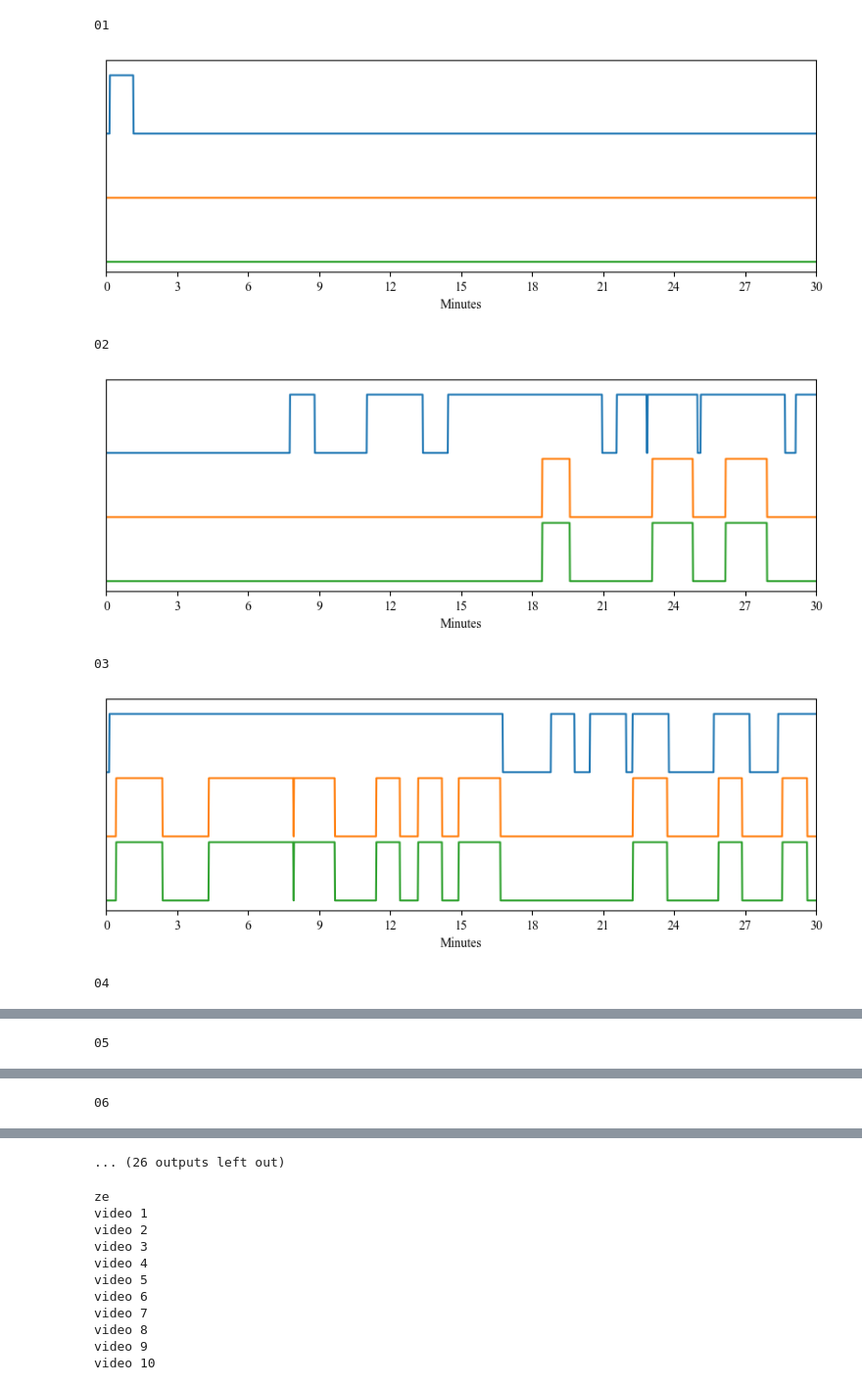
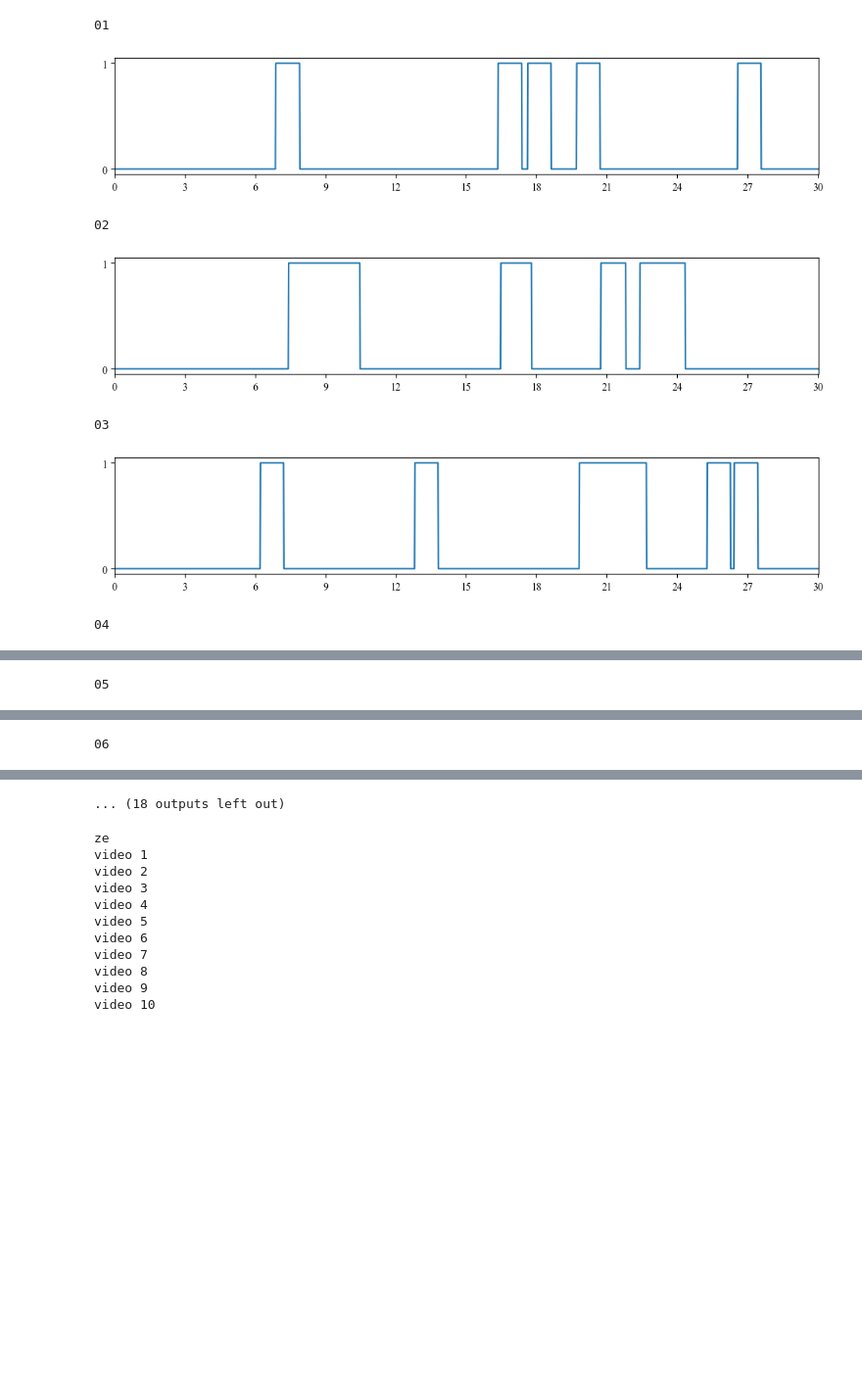
Before and after one commit to kojikojiprg/har-for-or, a Jupyter notebook: notebooks/event_detection.ipynb, the cells around one changed output, grey strips where cells are left out. Shown at 98% size. Cells and saved outputs as stored; diff of their text form; code cells hidden in the pictures; blank space fills up the shorter version.

Commit message:
update event detection

```diff
--- a/notebooks/event_detection.ipynb
+++ b/notebooks/event_detection.ipynb
@@ -171,14 +166,16 @@ def noise_canceling(vals, th_interval):
     return np.array(ret)
 # %%
 th_n_label = 3  # label count
-th_n_pts = 1  # book indices
-th_n_inds = 3  # book indices
+th_n_pts = 8  # book indices
+th_n_inds = 2  # book indices
 th_interval = 60  # noise canceling
 
 
+img_dir = f"../datasets/dataset{dataset_num:02d}/images/count_circulator/"
+os.makedirs(img_dir, exist_ok=True)
+
 event_seconds_all = {}
 for video_num in label_counts_all.keys():
-
     lc_bin = filter_label_counts(label_counts_all[video_num], target_label, th_n_label)
     lc_bin = noise_canceling(lc_bin, th_interval)
 
@@ -189,17 +186,20 @@ for video_num in label_counts_all.keys():
 
     binary = lc_bin & bimc_bin
 
-    # print(video_num)
-    # plt.figure(figsize=(10, 3))
+    print(video_num)
+    plt.figure(figsize=(12, 2))
     # plt.plot(lc_bin + 1.1 * 2)
     # plt.plot(bimc_bin + 1.1)
+    plt.plot(bimc_bin)
     # plt.plot(binary)
-    # plt.yticks([])
+    plt.yticks([0, 1], [0, 1])
     # plt.ylim(-3.3 * 0.05, 3.3 * 1.05)
-    # plt.xlim(0, 1801)
-    # plt.xticks(np.arange(0, 1801, 60 * 3), np.arange(0, 1801, 60 * 3) // 60)
+    plt.ylim(-0.05, 1.05)
+    plt.xlim(0, 1801)
+    plt.xticks(np.arange(0, 1801, 60 * 3), np.arange(0, 1801, 60 * 3) // 60)
     # plt.xlabel("Minutes")
-    # plt.show()
+    plt.savefig(f"{img_dir}/event_detection_{video_num}.png", bbox_inches='tight')
+    plt.show()
 
     # diff_bin = np.diff(binary, prepend=0)
     # plt.figure(figsize=(10, 4))
@@ -214,36 +214,36 @@ for video_num in label_counts_all.keys():
     diff_bin = np.diff(binary, prepend=0)
     start_n_seconds = np.where(diff_bin > 0)[0]
     end_n_seconds = np.where(diff_bin < 0)[0]
 
     if np.count_nonzero(diff_bin) == 1:
         idx = np.where(diff_bin != 0)[0]
         # print(idx, diff_bin[idx].item())
         if diff_bin[idx].item() == 1:
             start_n_seconds = np.array([idx.item()])
             end_n_seconds = np.array([1800])
         else:
             start_n_seconds = np.array([0])
             end_n_seconds = np.array([idx.item()])
     elif len(start_n_seconds) == 0 and len(end_n_seconds) == 0:
         continue
     else:
         if start_n_seconds[0] > end_n_seconds[0]:
             start_n_seconds = start_n_seconds.tolist()
             start_n_seconds.append(0)
             start_n_seconds = np.array(start_n_seconds)
         if start_n_seconds[-1] > end_n_seconds[-1]:
             end_n_seconds = end_n_seconds.tolist()
             end_n_seconds.append(1800)
             end_n_seconds = np.array(end_n_seconds)
     event_seconds = np.concatenate(
         [start_n_seconds[:, None], end_n_seconds[:, None]], axis=1
     )
     event_seconds_all[video_num] = event_seconds
 # %% [output]
 01
-[figure, old version]
+[figure, new version]
 02
-[figure, old version]
+[figure, new version]
 03
-[figure, old version]
+[figure, new version]
 04
@@ -255,4 +255,4 @@ for video_num in label_counts_all.keys():
-... (26 outputs left out)
+... (18 outputs left out)
 # %%
 # # extract videos
 # margin_sec = 60
```
Also changed, not shown: parts of 3 cells of this notebook.
